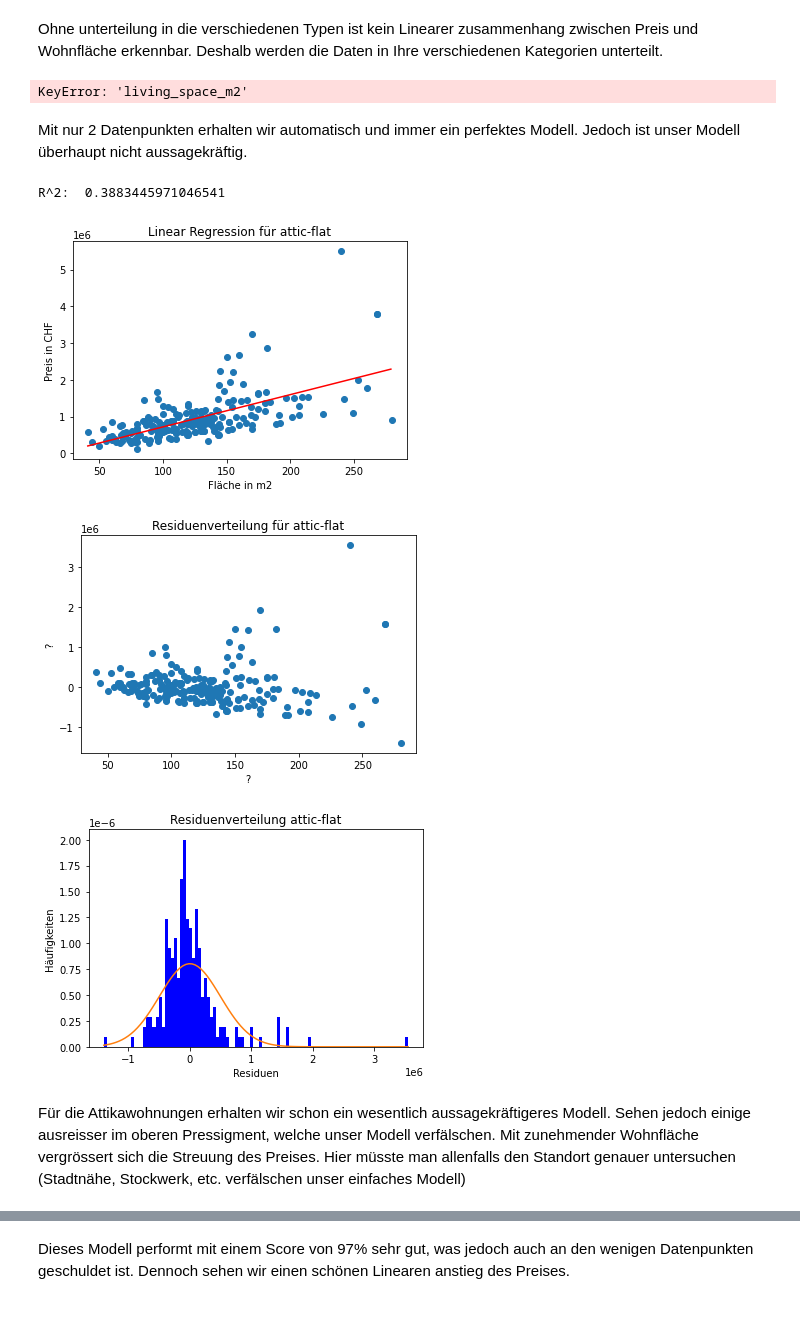
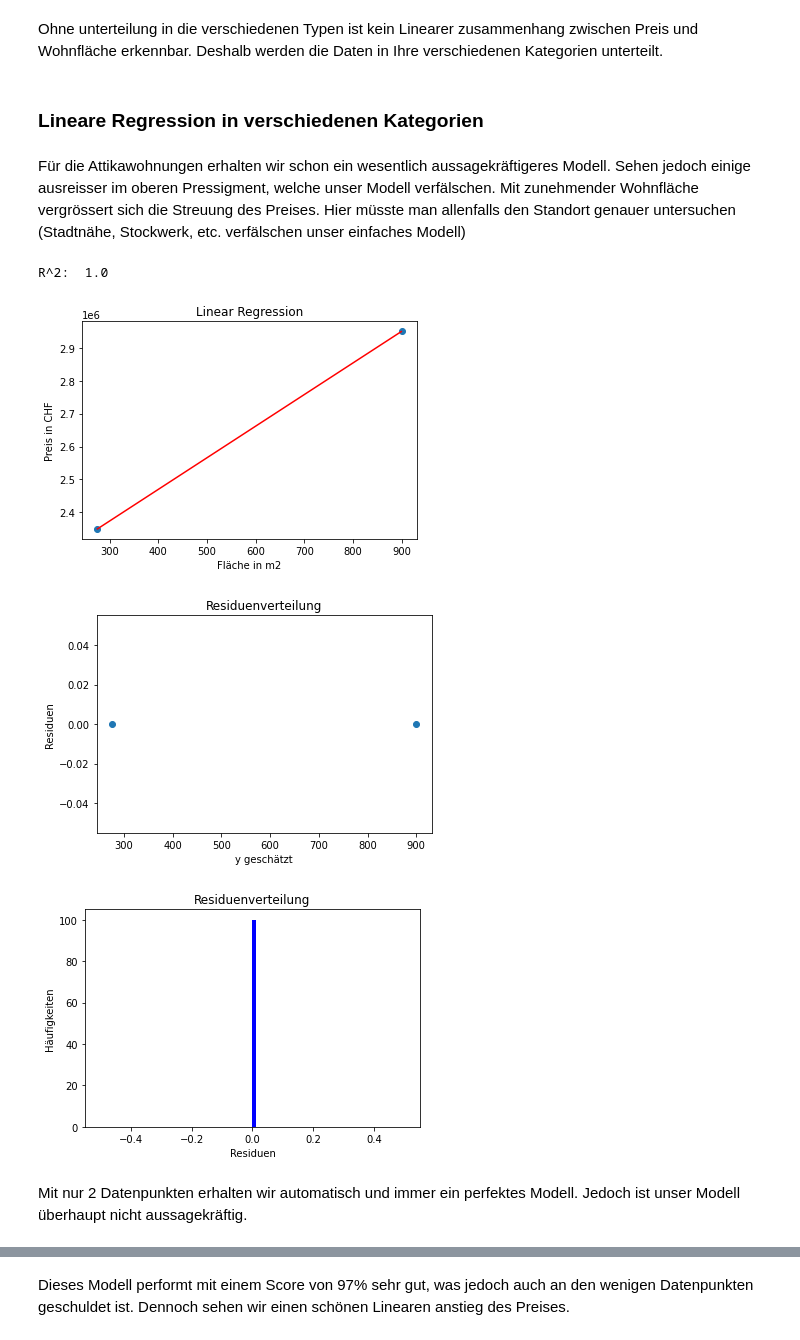
Before and after one commit to marvinvr/fhnw-cml1, a Jupyter notebook: linear_regression/linear_regression.ipynb, the cells around one changed output, grey strips where cells are left out. Cells and saved outputs as stored; diff of their text form; code cells hidden in the pictures.

```diff
--- a/linear_regression/linear_regression.ipynb
+++ b/linear_regression/linear_regression.ipynb
@@ -27,0 +33,10 @@ df.head(5)
+# %%
+#all columns with 'type_' in name
+type_cols = [col for col in df.columns if 'type_' in col]
+type_cols
+
+#Dictionnary with all type sorted dataframes
+by_type = dict()
+
+for t in type_cols:
+    by_type[t] = df[df[t] == 1]
@@ -28,7 +45,7 @@ df.head(5)
 # %%
 #Funktion für die Berechnung der Linearen Regression, sowie der Residuenanalyse
 def price_livingspace(df):
-    name = df['type'][0]
+    #Name muss noch hinzugefügt werden
     y = df['price'].values
     x = df['living_space_m2'].values
     #cleaning Data
@@ -48,7 +65,7 @@ def price_livingspace(df):
     plt.plot(x_new,y_new, color = 'r')
     plt.ylabel('Preis in CHF')
     plt.xlabel('Fläche in m2')
-    plt.title('Linear Regression für ' + name)
+    plt.title('Linear Regression')
     plt.show()
 
     #Residuenanalyse verteilung
@@ -57,7 +74,7 @@ def price_livingspace(df):
     plt.scatter(x,resid)
     plt.ylabel('Residuen')
     plt.xlabel('y geschätzt')
-    plt.title('Residuenverteilung für ' + name)
+    plt.title('Residuenverteilung')
     plt.show()
 
     #Verteilung der Residuen
@@ -70,5 +87,5 @@ def price_livingspace(df):
     plt.plot(bins, y_norm)
     plt.xlabel('Residuen')
     plt.ylabel('Häufigkeiten')
-    plt.title('Residuenverteilung ' + name)
+    plt.title('Residuenverteilung')
     plt.show()
@@ -141,4 +110,2 @@ df_detached_house = df[df['type'] == 'detached-house'].reset_index(drop=True)
-# %%
-price_livingspace(df_castle)
-# %% [output]
-KeyError: 'living_space_m2'
+# %% [markdown]
+### Lineare Regression in verschiedenen Kategorien
@@ -145,15 +114,15 @@ KeyError: 'living_space_m2'
+# %% [markdown]
+Für die Attikawohnungen erhalten wir schon ein wesentlich aussagekräftigeres Modell.
+Sehen jedoch einige ausreisser im oberen Pressigment, welche unser Modell verfälschen.
+Mit zunehmender Wohnfläche vergrössert sich die Streuung des Preises.
+Hier müsste man allenfalls den Standort genauer untersuchen (Stadtnähe, Stockwerk, etc. verfälschen unser einfaches Modell)
+# %%
+price_livingspace(by_type['type_castle'])
+# %% [output]
+R^2:  1.0
+[figure, added]
+[figure, added]
+[figure, added]
 # %% [markdown]
 Mit nur 2 Datenpunkten erhalten wir automatisch und immer ein perfektes Modell.
 Jedoch ist unser Modell überhaupt nicht aussagekräftig.
-# %%
-price_livingspace(df_attic_flat)
-# %% [output]
-R^2:  0.3883445971046541
-[figure, removed]
-[figure, removed]
-[figure, removed]
-# %% [markdown]
-Für die Attikawohnungen erhalten wir schon ein wesentlich aussagekräftigeres Modell.
-Sehen jedoch einige ausreisser im oberen Pressigment, welche unser Modell verfälschen.
-Mit zunehmender Wohnfläche vergrössert sich die Streuung des Preises.
-Hier müsste man allenfalls den Standort genauer untersuchen (Stadtnähe, Stockwerk, etc. verfälschen unser einfaches Modell)
```
Also changed, not shown: parts of 22 cells of this notebook.
